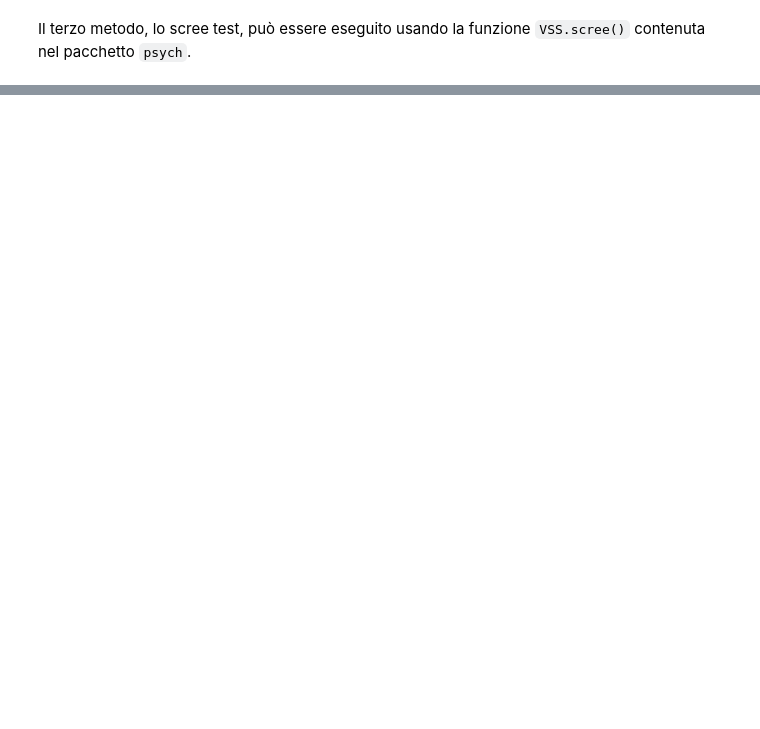
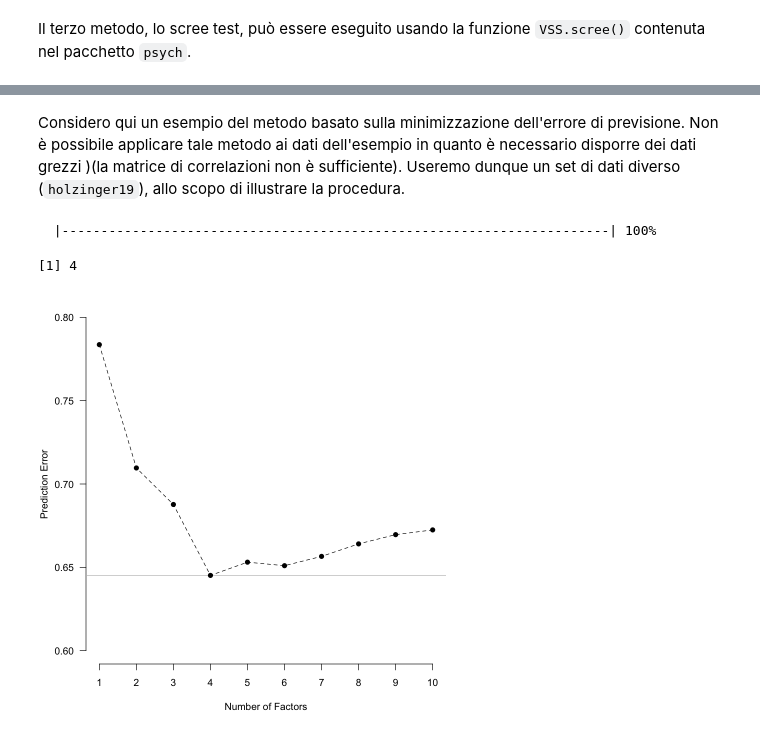
Before and after one commit to ccaudek/cfa_book_2023, a Jupyter notebook: 203_numero_fattori.ipynb, the cells around one changed output, grey strips where cells are left out. Cells and saved outputs as stored; diff of their text form; code cells hidden in the pictures; blank space fills up the shorter version.

```diff
--- a/203_numero_fattori.ipynb
+++ b/203_numero_fattori.ipynb
@@ -289 +350,30 @@ factanal(covmat=wais_cor, factors=5, n.obs=933)
+# %% [markdown]
+Considero qui un esempio del metodo basato sulla minimizzazione dell'errore di previsione. Non è possibile applicare tale metodo ai dati dell'esempio in quanto è necessario disporre dei dati grezzi )(la matrice di correlazioni non è sufficiente). Useremo dunque un set di dati diverso (`holzinger19`), allo scopo di illustrare la procedura.
+# %%
+data(holzinger19)
+
+suppressWarnings(
+    fspe_out <- fspe(
+        data = holzinger19,
+        maxK = 10,
+        nfold = 10,
+        rep = 10,
+        method = "PE"
+    )
+)
+# %% [output]
+  |----------------------------------------------------------------------| 100%
+[1] 4
+# %%
+par(mar=c(4,4,1,1))
+plot.new()
+plot.window(xlim=c(1, 10), ylim=c(.6, .8))
+axis(1, 1:10)
+axis(2, las=2)
+abline(h=min(fspe_out$PEs), col="grey")
+lines(fspe_out$PEs, lty=2)
+points(fspe_out$PEs, pch=20, cex=1.5)
+title(xlab="Number of Factors", ylab="Prediction Error")
+# %% [output]
+[figure, added]
 # %% [markdown]
```
Also changed, not shown: parts of 15 cells of this notebook, 47 other files.
